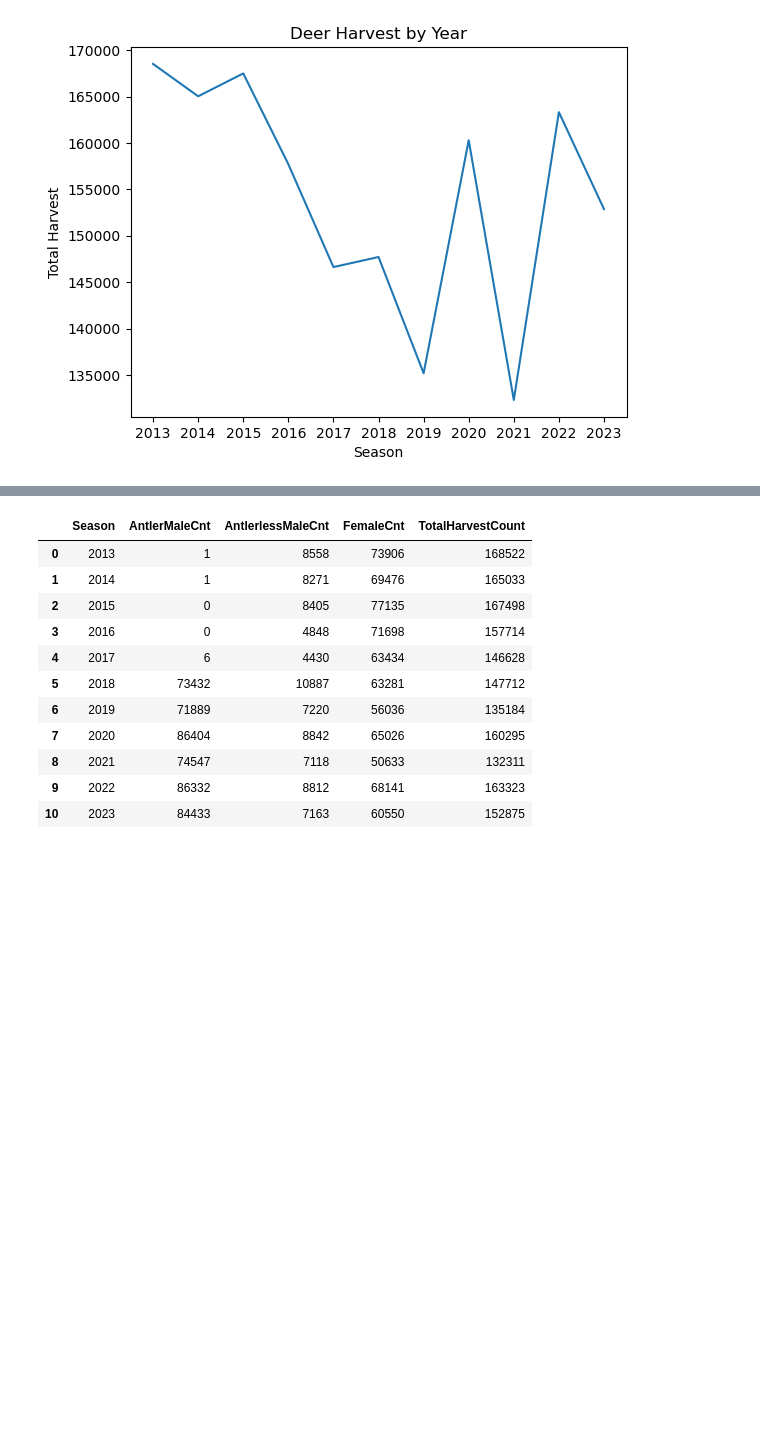
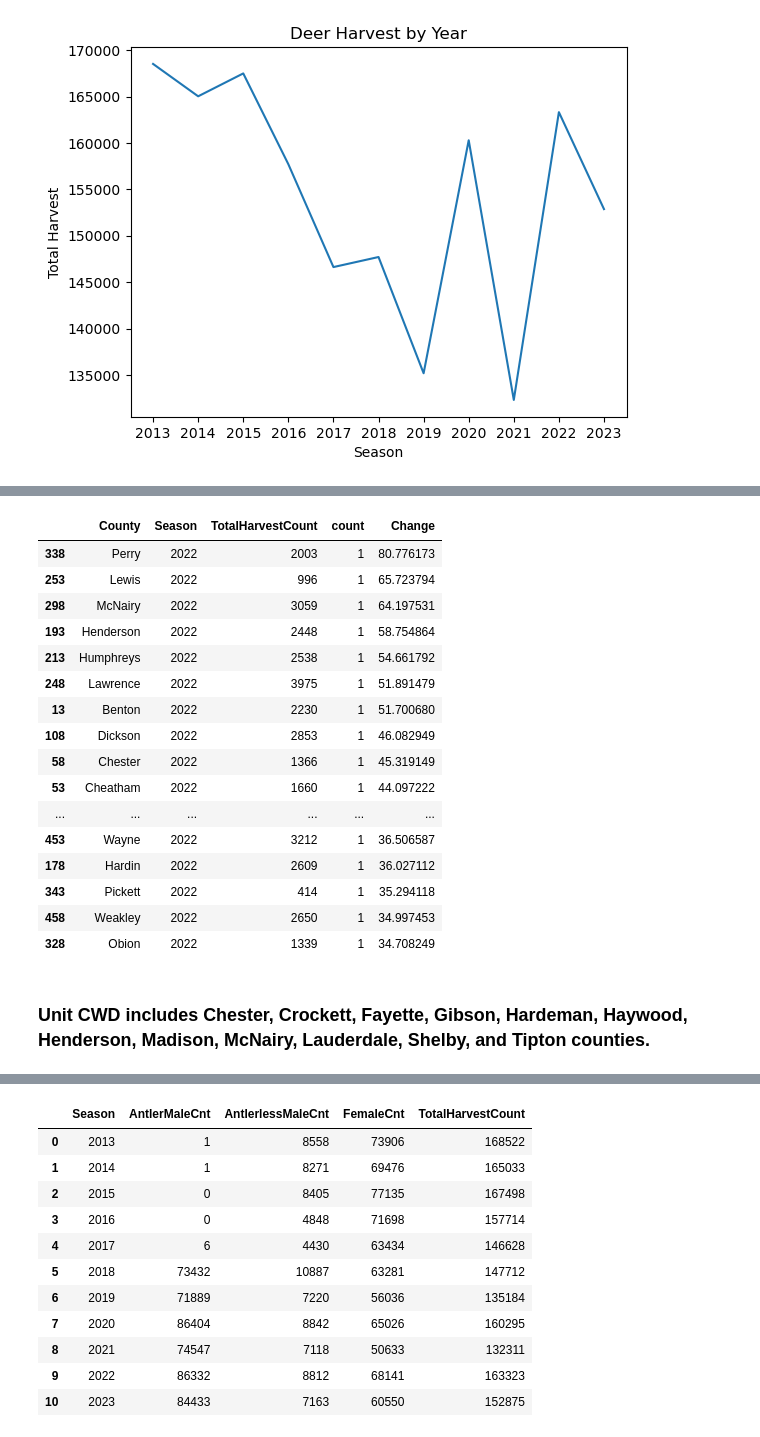
Before and after one commit to McNuttJ/Tennessee-Deer-Herd-Analysis-Capstone, a Jupyter notebook: tennessee_deer_herd_analysis.ipynb, the cells around one changed output, grey strips where cells are left out. Saved outputs shown, nothing was run; the diff lists cells and outputs as text; code cells hidden in the pictures; blank space fills up the shorter version.

```diff
--- a/tennessee_deer_herd_analysis.ipynb
+++ b/tennessee_deer_herd_analysis.ipynb
@@ -344,0 +357,3 @@ plt.show()
+# %%
+pct_change_2022 = county_counts_2019_to_2023[county_counts_2019_to_2023['Season']=='2022']
+pct_change_2022
@@ -344,0 +374,22 @@ plt.show()
+# %%
+pct_change_2022.sort_values('Change', ascending=False).head(20)
+# %% [output]
+|  | County | Season | TotalHarvestCount | count | Change |
+| 338 | Perry | 2022 | 2003 | 1 | 80.776173 |
+| 253 | Lewis | 2022 | 996 | 1 | 65.723794 |
+| 298 | McNairy | 2022 | 3059 | 1 | 64.197531 |
+| 193 | Henderson | 2022 | 2448 | 1 | 58.754864 |
+| 213 | Humphreys | 2022 | 2538 | 1 | 54.661792 |
+| 248 | Lawrence | 2022 | 3975 | 1 | 51.891479 |
+| 13 | Benton | 2022 | 2230 | 1 | 51.700680 |
+| 108 | Dickson | 2022 | 2853 | 1 | 46.082949 |
+| 58 | Chester | 2022 | 1366 | 1 | 45.319149 |
+| 53 | Cheatham | 2022 | 1660 | 1 | 44.097222 |
+| ... | ... | ... | ... | ... | ... |
+| 453 | Wayne | 2022 | 3212 | 1 | 36.506587 |
+| 178 | Hardin | 2022 | 2609 | 1 | 36.027112 |
+| 343 | Pickett | 2022 | 414 | 1 | 35.294118 |
+| 458 | Weakley | 2022 | 2650 | 1 | 34.997453 |
+| 328 | Obion | 2022 | 1339 | 1 | 34.708249 |
+# %% [markdown]
+### Unit CWD includes Chester, Crockett, Fayette, Gibson, Hardeman, Haywood, Henderson, Madison, McNairy, Lauderdale, Shelby, and Tipton counties.
```
Also changed, not shown: parts of 93 cells of this notebook.
